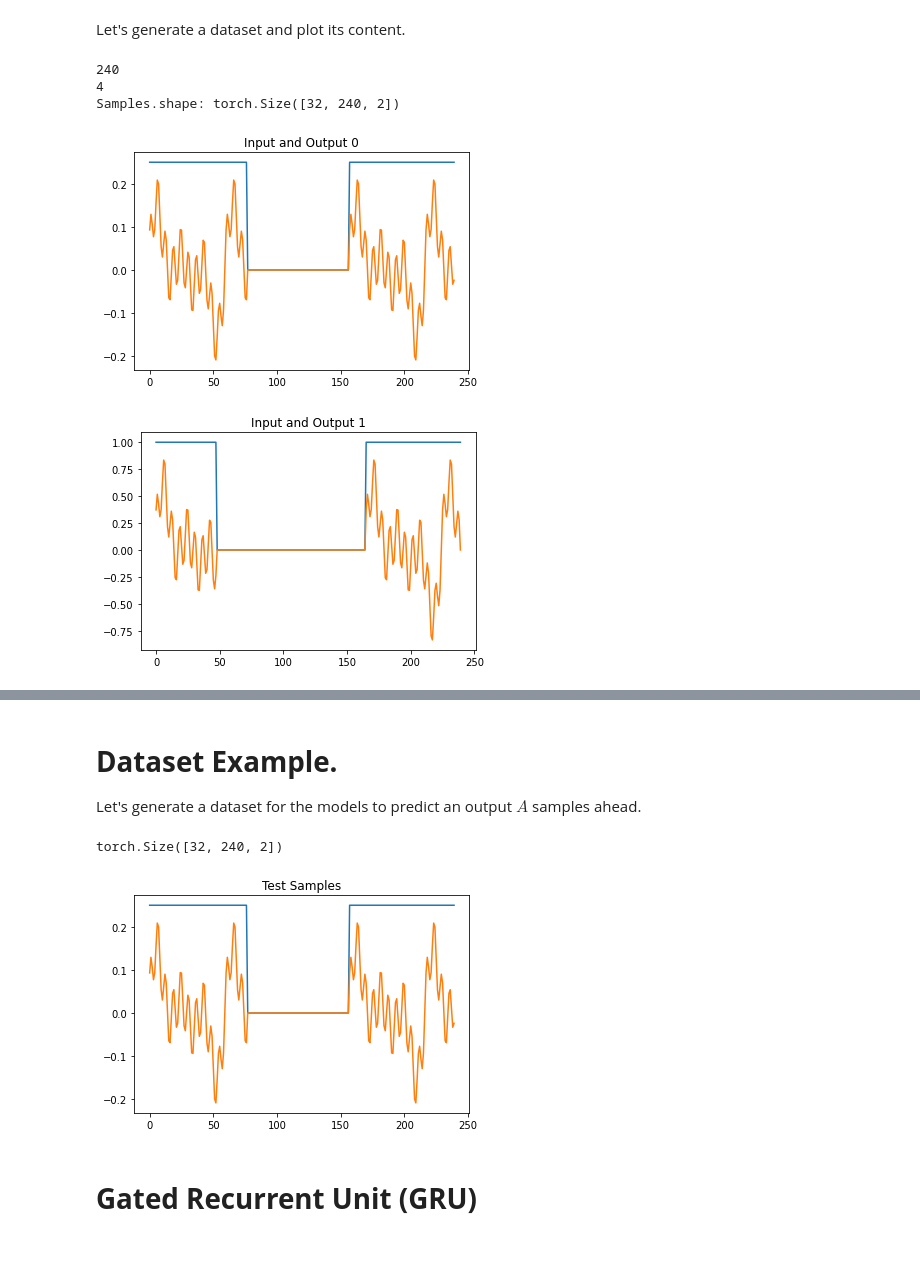
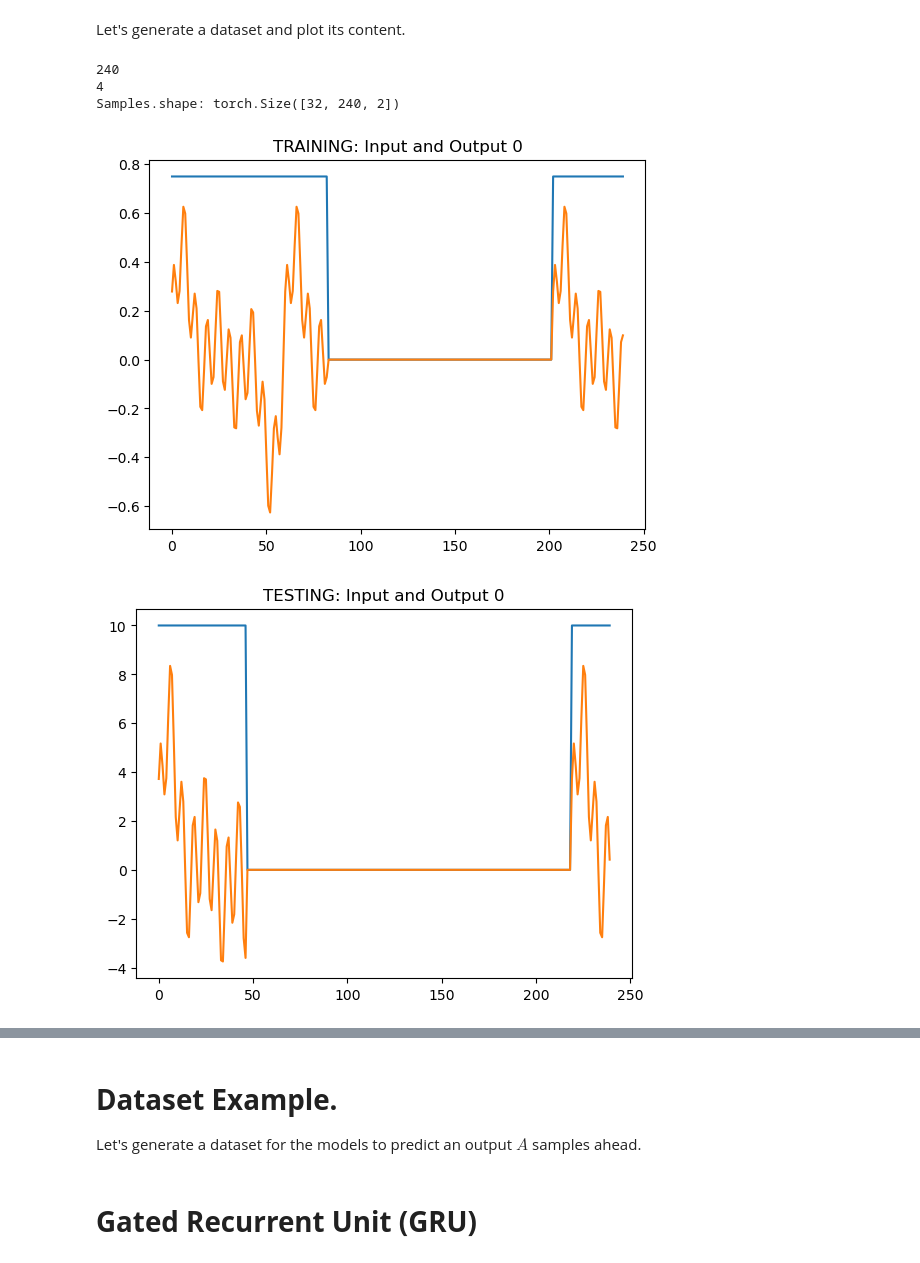
Before and after one commit to gregogiudici/Dynamic-Interpolation, a Jupyter notebook: GRU_step_dataloader.ipynb, the cells around one changed output, grey strips where cells are left out. Drawn from its saved outputs; the diff is of its cells as text; code cells hidden in the pictures.

Commit message:
Update Training e Testing dataset

```diff
--- a/GRU_step_dataloader.ipynb
+++ b/GRU_step_dataloader.ipynb
@@ -26,9 +26,10 @@ This dataset generates an input signal and an output signal, given a harmonic di
 # Second version of HarmonicSeriesDataset
 class HarmonicSeriesDataset(Dataset):
 
-    def __init__(self, harmonics,n_periods=1):
+    def __init__(self, harmonics, amplitudes=[0.25, 0.5, 0.75, 1.0], n_periods=1):
         self.harmonics = torch.tensor(harmonics)
         self.len = n_periods*2*harmonics.size()[0]
+        self.amplitudes = amplitudes
         self.sample_rate = 2*harmonics.size()[0]
         self.n_freqs = harmonics.size()[0]
         self.phases = torch.zeros(self.n_freqs)
@@ -38,23 +39,23 @@ class HarmonicSeriesDataset(Dataset):
         return 128
 
     def __getitem__(self, idx):
-      self.phases[:] = 0
-      amp = np.random.choice([0.25, 0.5, 0.75, 1.0])
+
+      amp = np.random.choice(self.amplitudes)
+      d_1 = np.random.randint(0,self.len/2)
+      d_2 = np.random.randint(self.len/2,self.len-2)
       check = np.random.choice([True,False])
       on_off = torch.ones(self.len) if(check) else torch.zeros(self.len)
+      on_off[d_1:d_2] = 0 if(check) else 1
+
       input = torch.ones(self.len)*amp if(check) else torch.zeros(self.len)
-      # delay = np.random.randint(0,self.len-2)
-      d_1 = np.random.randint(0,self.len/2)
-      d_2 = np.random.randint(self.len/2,self.len-2)
-      on_off[d_1:d_2] = 0 if(check) else 1
       input[d_1:d_2] = 0 if(check) else amp
-      #input[0:delay] = 0
       output = torch.zeros(self.len)
+      self.phases[:] = 0
 
       for i in range(self.len):
         self.phases += (2*np.pi*self.freqs/self.sample_rate)
         self.phases = self.phases * on_off[i]
-        output[i] = torch.sum(harmonics*torch.sin(self.phases))*input[i]
+        output[i] = torch.sum(self.harmonics*torch.sin(self.phases))*input[i]
       return input, output
 # %% [markdown]
 Let's generate a dataset and plot its content.
@@ -62,40 +63,46 @@ Let's generate a dataset and plot its content.
 # Dataset configuration
 period_len = 60
 n_periods = 4
 # Generate a distribution of harmonics
 harmonics = torch.zeros(period_len//2)
 harmonics[1] = 1
 harmonics[2] = 1
 harmonics[3] = 1
 harmonics[10] = 1
 # Normalize distribution
 harmonics = harmonics/torch.sum(harmonics)
 
 # Create dataset
 batch_size = 32
-dataset = HarmonicSeriesDataset(harmonics,n_periods)
-train_dataloader = torch.utils.data.DataLoader(dataset,batch_size=batch_size)
+train_dataset = HarmonicSeriesDataset(harmonics=harmonics, n_periods=n_periods)
+train_dataloader = torch.utils.data.DataLoader(train_dataset, batch_size=batch_size)
 
 # Sample storage to plot
 signal_len = len(train_dataloader)
 print(period_len*n_periods)
 print(signal_len)
 
 # Examples of dataset
-samples = torch.zeros(batch_size,period_len*n_periods,2)
+train_samples = torch.zeros(batch_size,period_len*n_periods,2)
+test_samples = torch.zeros(batch_size,period_len*n_periods,2)
 
-samples[:,:,0],samples[:,:,1] = next(iter(train_dataloader))
+train_samples[:,:,0], train_samples[:,:,1] = next(iter(train_dataloader))
+test_samples[:,:,0], test_samples[:,:,1] = next(iter(test_dataloader))
 
 
-print("Samples.shape:",samples.shape)
+print("Samples.shape:", train_samples.shape)
 for i in range(5):
-  plt.plot(samples[i,:,0].detach().numpy())
-  plt.plot(samples[i,:,1].detach().numpy())
-  plt.title("Input and Output {}".format(i))
+  plt.plot(train_samples[i,:,0].detach().cpu().numpy())
+  plt.plot(train_samples[i,:,1].detach().cpu().numpy())
+  plt.title("TRAINING: Input and Output {}".format(i))
   plt.show()
+  plt.plot(test_samples[i,:,0].detach().cpu().numpy())
+  plt.plot(test_samples[i,:,1].detach().cpu().numpy())
+  plt.title("TESTING: Input and Output {}".format(i))
+  plt.show()
 # %% [output]
 240
 4
 Samples.shape: torch.Size([32, 240, 2])
-[figure, old version]
+[figure, new version]
-[figure, old version]
+[figure, new version]
@@ -115,9 +127,6 @@ ax.plot(samples[0,:,:].detach().cpu().numpy())
 # ax.plot(test_samples.view(-1).detach().cpu().numpy())
 plt.title("Test Samples")
 plt.show()
-# %% [output]
-torch.Size([32, 240, 2])
-[figure, removed]
 # %% [markdown]
 # **Gated Recurrent Unit (GRU)**
 # %%
```
Also changed, not shown: parts of 11 cells of this notebook.
